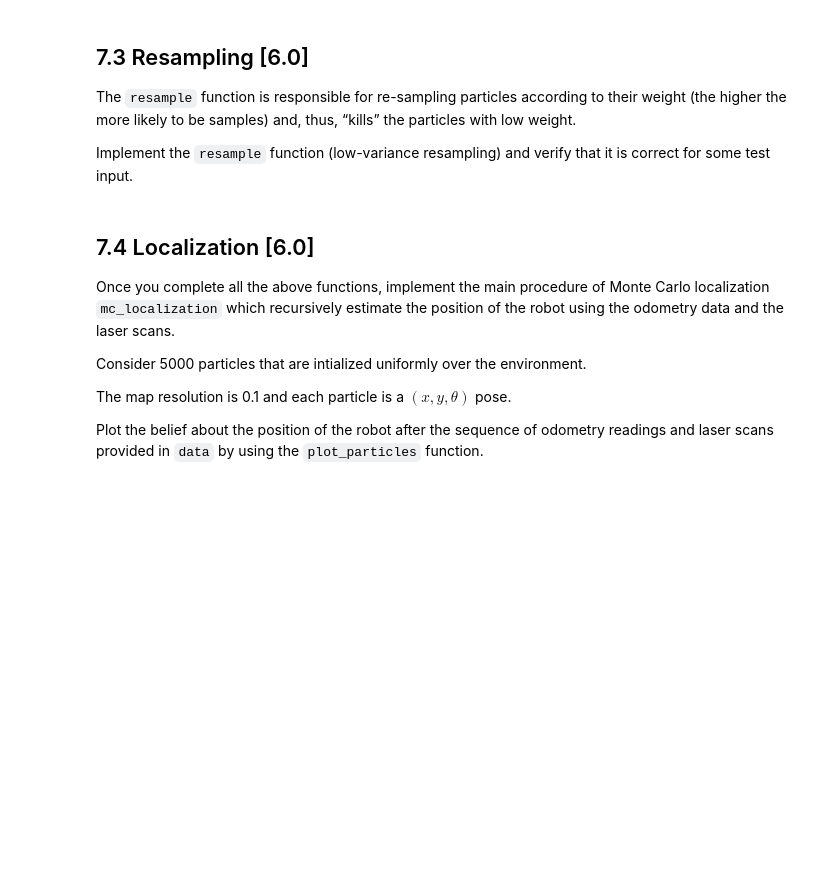
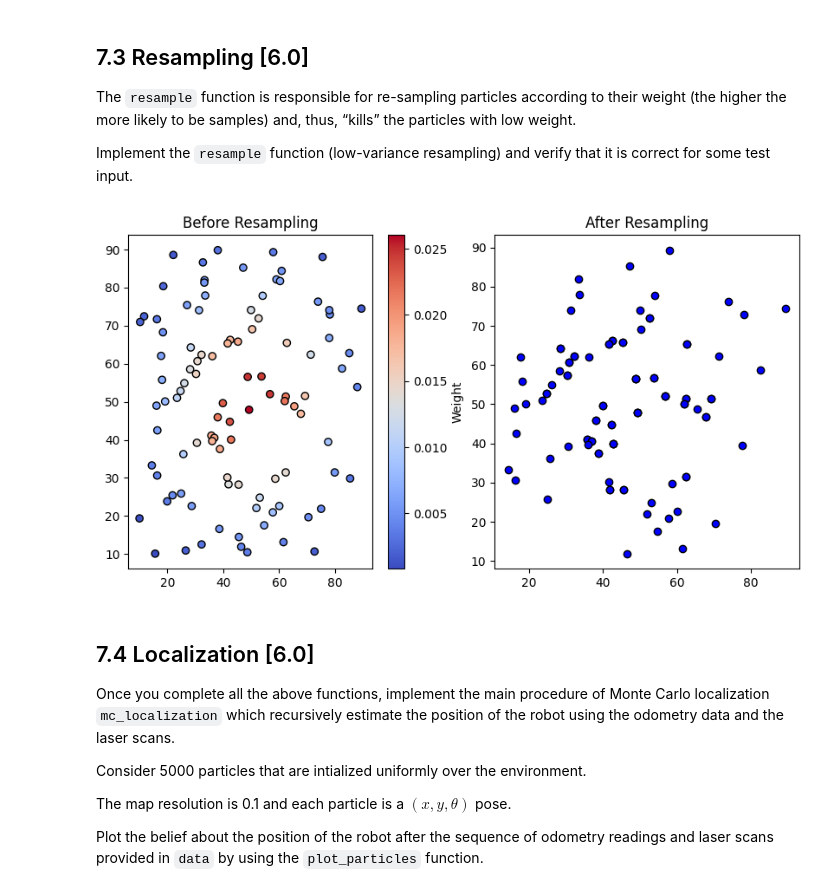
Before and after one commit to harry-graves/C18_code, a Jupyter notebook: navigation/ex05-monte-carlo-localization/ex7.ipynb, the cells around one changed output. Cells and saved outputs as stored; diff of their text form; code cells hidden in the pictures; blank space fills up the shorter version.

```diff
--- a/navigation/ex05-monte-carlo-localization/ex7.ipynb
+++ b/navigation/ex05-monte-carlo-localization/ex7.ipynb
@@ -93,6 +187,41 @@ plt.show()
 The `resample` function is responsible for re-sampling particles according to their weight (the higher the more likely to be samples) and, thus, “kills” the particles with low weight.
 
 Implement the `resample` function (low-variance resampling) and verify that it is correct for some test input.
+# %%
+import ex7 as ex
+import numpy as np
+import matplotlib.pyplot as plt
+
+# Generate test particles
+num_particles = 100
+particles = np.zeros((num_particles, 4))
+particles[:, 0] = np.random.uniform(10, 90, num_particles)  # X positions
+particles[:, 1] = np.random.uniform(10, 90, num_particles)  # Y positions
+particles[:, 2] = np.random.uniform(-np.pi, np.pi, num_particles)  # Orientations
+particles[:, 3] = 1.0  # Initial weights
+
+# Assign artificial weights (higher for particles near the center)
+weights = np.exp(-((particles[:, 0] - 50)**2 + (particles[:, 1] - 50)**2) / (2 * 20**2))
+weights /= np.sum(weights)  # Normalize
+
+# Resample particles
+resampled_particles = ex.resample(particles, weights)
+
+# Plot before and after resampling
+plt.figure(figsize=(10, 5))
+
+plt.subplot(1, 2, 1)
+plt.scatter(particles[:, 0], particles[:, 1], c=weights, cmap="coolwarm", edgecolors="black")
+plt.title("Before Resampling")
+plt.colorbar(label="Weight")
+
+plt.subplot(1, 2, 2)
+plt.scatter(resampled_particles[:, 0], resampled_particles[:, 1], c="blue", edgecolors="black")
+plt.title("After Resampling")
+
+plt.show()
+# %% [output]
+[figure, added]
 # %% [markdown]
 ## 7.4 Localization [6.0]
 
```
Also changed, not shown: parts of 8 cells of this notebook, 1 other file.
